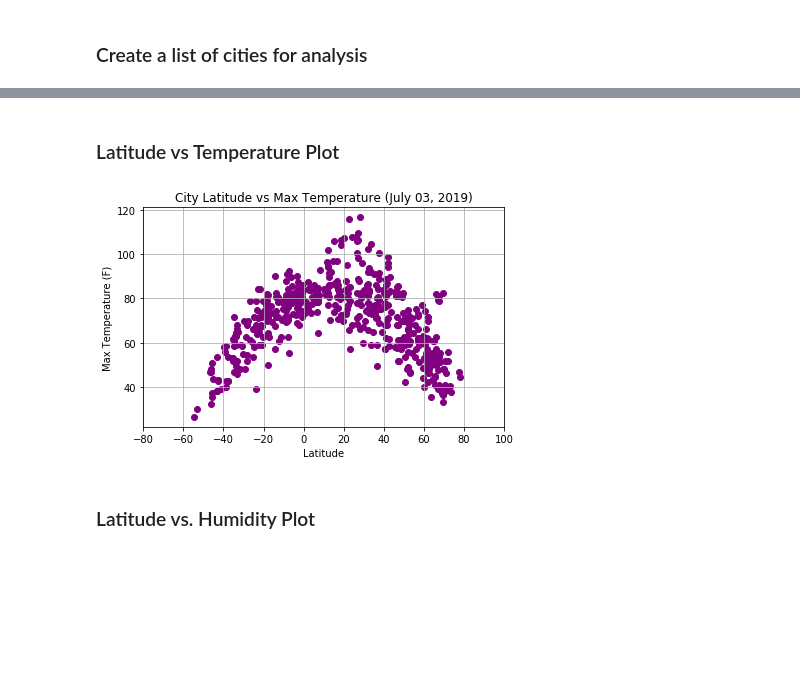
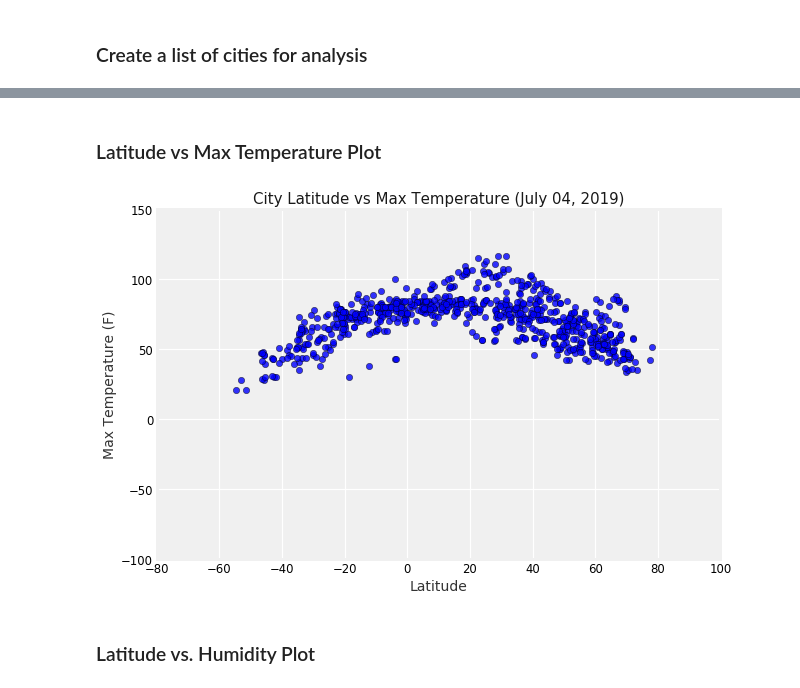
Before and after one commit to pamcuellas/WeatherPyAnalysis, a Jupyter notebook: WeatherPyAnalysis.ipynb, the cells around one changed output, grey strips where cells are left out. Cells and saved outputs as stored; diff of their text form; code cells hidden in the pictures; blank space fills up the shorter version.

Commit message:
The number of cities for analysis was increased.

```diff
--- a/WeatherPyAnalysis.ipynb
+++ b/WeatherPyAnalysis.ipynb
@@ -61,7 +62,7 @@ df_cities.head()
 # %%
 # Create the new fields for city.
-df_cities["Cloudiness"] = ""
-df_cities["Date"] = ""
+df_cities["Cloudiness"] = None
+df_cities["Date"] = None
 df_cities["Humidity"] = 0
 df_cities["Lat"] = 0.0
 df_cities["Lng"] = 0.0
@@ -173,44 +180,36 @@ memory usage: 36.6+ KB
 # %% [markdown]
-### Latitude vs Temperature Plot
+### Latitude vs Max Temperature Plot
 # %%
 # Set Latitude for x axis
 x_axis = df_cities["Lat"].tolist()
 # Set Max Temperature for y axis
 y_axis = df_cities["Max Temp"].tolist()
 
-# Set Line Trend
-# z = np.polyfit(x_axis, y_axis, 1)
-# p = np.poly1d(z)
-# plt.plot(x_axis,p(x_axis),"g--")
+# Start graph
+fig, ax = plt.subplots(figsize=(9,6))
+fig.set_facecolor('w')
 
-plt.grid(True)
+# Set x and y limits
+ax.set_xlim(-80, 100)
+ax.set_ylim(-100, 150)
 
-plt.scatter(x_axis, y_axis, marker="o",color="purple")
+# Set the title
+ax.set_title(f"City Latitude vs Max Temperature ({analisys_date})", alpha=0.9, fontsize=15)
+
+# Set labels
+ax.set_xlabel("Latitude", alpha=0.8, fontsize=14)
+ax.set_ylabel("Max Temperature (F)", alpha=0.8, fontsize=14)
 
 
-# Set x and y limits
-plt.xlim(-80, 100)
-# plt.ylim(-100, 150)
-
-# Set Title
-# Get the analysis date and format it
-analisys_date = df_cities.loc[0:0]["Date"][0]
-analisys_date = analisys_date[0:10]
-dt = datetime.datetime.strptime(analisys_date, '%Y-%m-%d')
-analisys_date = dt.strftime("%B %d, %Y")
-plt.title(f"City Latitude vs Max Temperature ({analisys_date})")
-
-# Set labels
-plt.xlabel("Latitude")
-plt.ylabel("Max Temperature (F)")
+ax.tick_params(direction='out', length=0, width=2, grid_color='w', labelsize='small', grid_linewidth=1.2)
+ax.scatter(x_axis, y_axis, marker="o",color="blue",edgecolors='black', s=40, alpha=0.8)
 
 # Save the Figure
-# plt.savefig("tumor_response_to_treatment.png")
+plt.savefig("CityLatitude_vs_MaxTemperature.png")
 
 # Show the Figure
-plt.tight_layout()
 plt.show()
 # %% [output]
-[figure, old version]
+[figure, new version]
 # %% [markdown]
 ### Latitude vs. Humidity Plot
```
Also changed, not shown: parts of 13 cells of this notebook, 4 other files.
